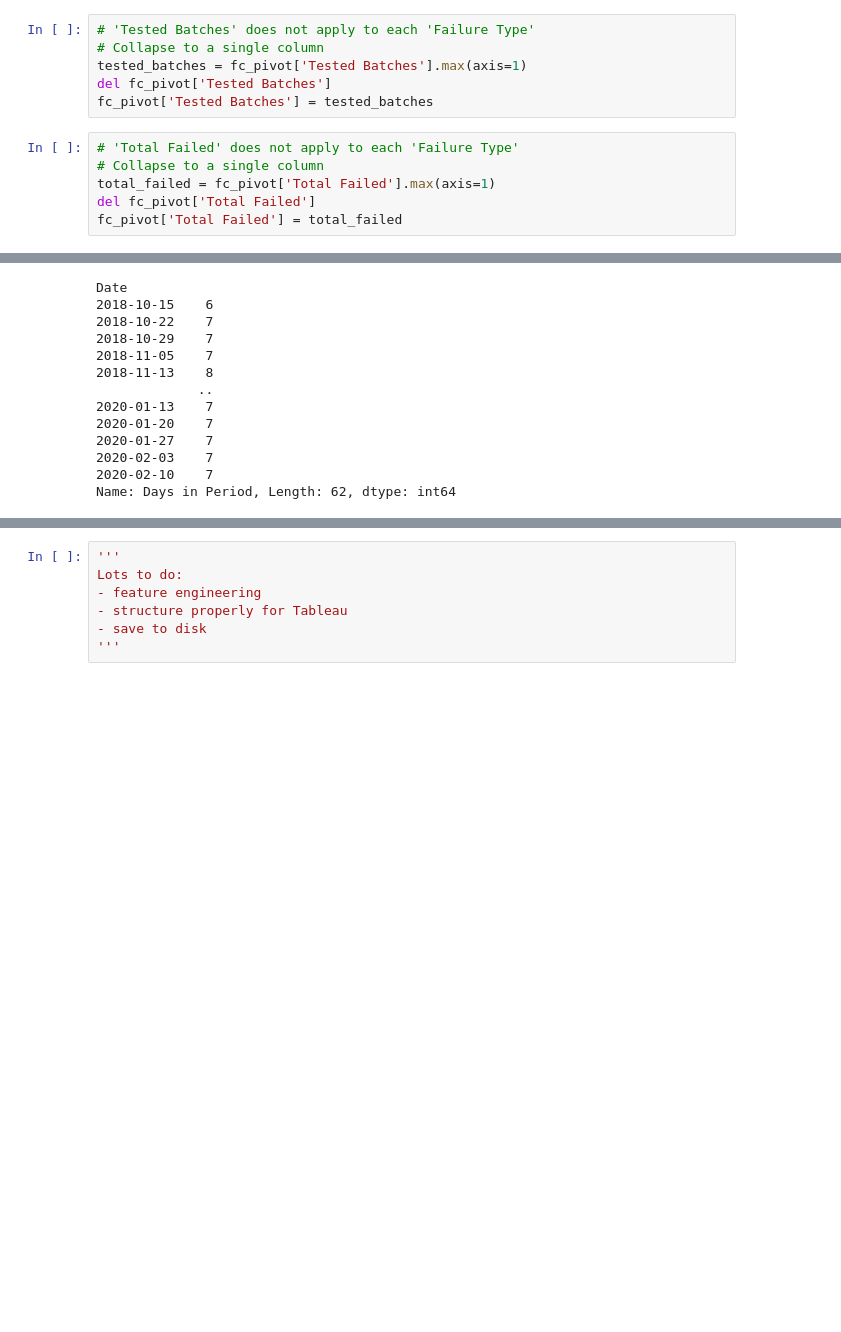
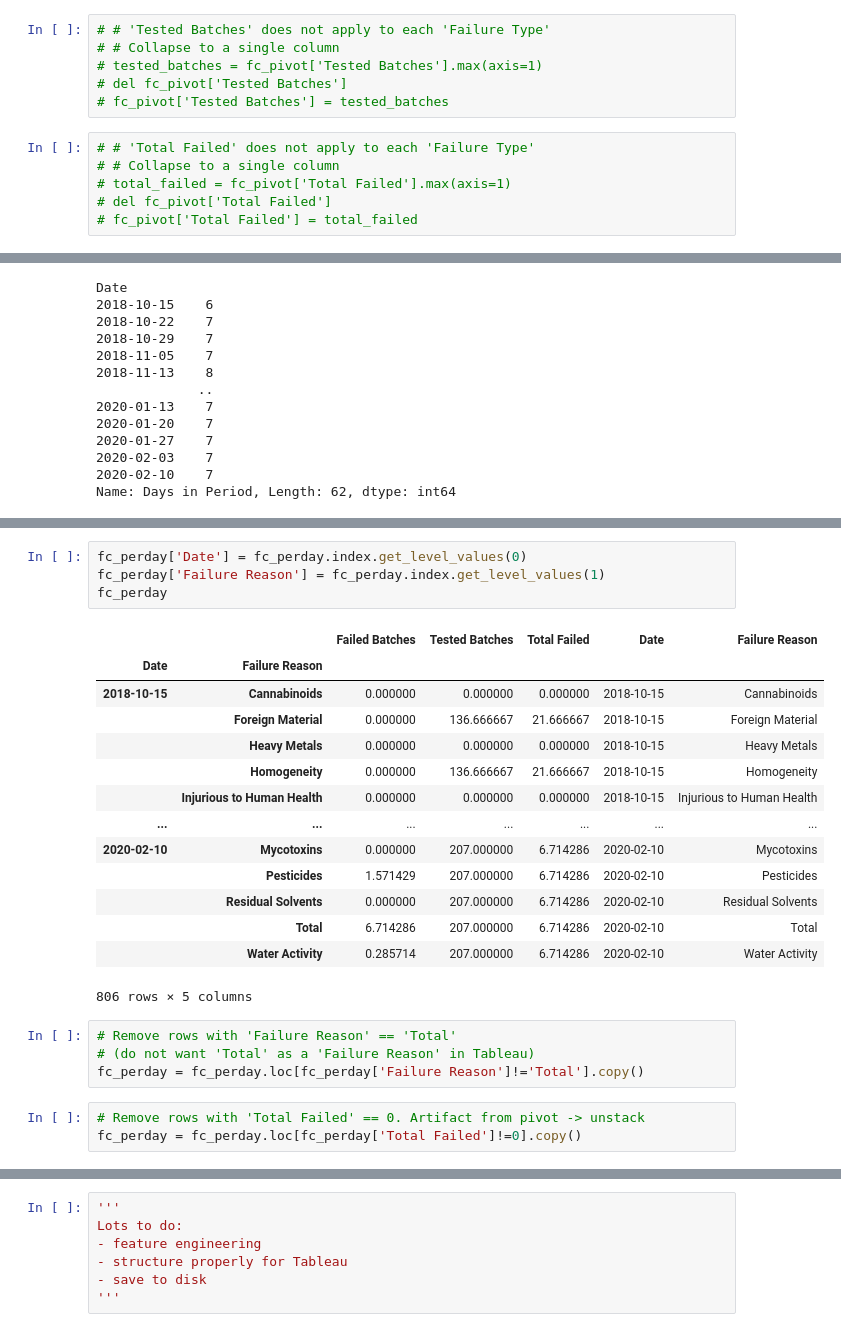
Before and after one commit to daericks/bcc_weekly_reports, a Jupyter notebook: notebooks/2-Transform-per_day.ipynb, the cells around one changed output, grey strips where cells are left out. Cells and saved outputs as stored; diff of their text form; blank space fills up the shorter version.

```diff
--- a/notebooks/2-Transform-per_day.ipynb
+++ b/notebooks/2-Transform-per_day.ipynb
@@ -40,17 +40,17 @@ fc_pivot = fc_pivot.astype('int')
 fc_pivot.sort_index(inplace=True)
 fc_pivot['Date'] = pd.to_datetime(fc_pivot.index) # Need a 'Date' column for .diff() to calculate num_days
 # %%
-# 'Tested Batches' does not apply to each 'Failure Type'
-# Collapse to a single column
-tested_batches = fc_pivot['Tested Batches'].max(axis=1)
-del fc_pivot['Tested Batches']
-fc_pivot['Tested Batches'] = tested_batches
+# # 'Tested Batches' does not apply to each 'Failure Type'
+# # Collapse to a single column
+# tested_batches = fc_pivot['Tested Batches'].max(axis=1)
+# del fc_pivot['Tested Batches']
+# fc_pivot['Tested Batches'] = tested_batches
 # %%
-# 'Total Failed' does not apply to each 'Failure Type'
-# Collapse to a single column
-total_failed = fc_pivot['Total Failed'].max(axis=1)
-del fc_pivot['Total Failed']
-fc_pivot['Total Failed'] = total_failed
+# # 'Total Failed' does not apply to each 'Failure Type'
+# # Collapse to a single column
+# total_failed = fc_pivot['Total Failed'].max(axis=1)
+# del fc_pivot['Total Failed']
+# fc_pivot['Total Failed'] = total_failed
 # %%
 # Show the final df
 fc_pivot
@@ -163,0 +195,26 @@ avg_daily_failure_categories[keep_cols]
+# %%
+fc_perday['Date'] = fc_perday.index.get_level_values(0)
+fc_perday['Failure Reason'] = fc_perday.index.get_level_values(1)
+fc_perday
+# %% [output]
+|  |  | Failed Batches | Tested Batches | Total Failed | Date | Failure Reason |
+| Date | Failure Reason |  |  |  |  |  |
+| 2018-10-15 | Cannabinoids | 0.000000 | 0.000000 | 0.000000 | 2018-10-15 | Cannabinoids |
+|  | Foreign Material | 0.000000 | 136.666667 | 21.666667 | 2018-10-15 | Foreign Material |
+|  | Heavy Metals | 0.000000 | 0.000000 | 0.000000 | 2018-10-15 | Heavy Metals |
+|  | Homogeneity | 0.000000 | 136.666667 | 21.666667 | 2018-10-15 | Homogeneity |
+|  | Injurious to Human Health | 0.000000 | 0.000000 | 0.000000 | 2018-10-15 | Injurious to Human Health |
+| ... | ... | ... | ... | ... | ... | ... |
+| 2020-02-10 | Mycotoxins | 0.000000 | 207.000000 | 6.714286 | 2020-02-10 | Mycotoxins |
+|  | Pesticides | 1.571429 | 207.000000 | 6.714286 | 2020-02-10 | Pesticides |
+|  | Residual Solvents | 0.000000 | 207.000000 | 6.714286 | 2020-02-10 | Residual Solvents |
+|  | Total | 6.714286 | 207.000000 | 6.714286 | 2020-02-10 | Total |
+|  | Water Activity | 0.285714 | 207.000000 | 6.714286 | 2020-02-10 | Water Activity |
+806 rows × 5 columns
+# %%
+# Remove rows with 'Failure Reason' == 'Total'
+# (do not want 'Total' as a 'Failure Reason' in Tableau)
+fc_perday = fc_perday.loc[fc_perday['Failure Reason']!='Total'].copy()
+# %%
+# Remove rows with 'Total Failed' == 0. Artifact from pivot -> unstack
+fc_perday = fc_perday.loc[fc_perday['Total Failed']!=0].copy()
```
Also changed, not shown: parts of 11 cells of this notebook.
